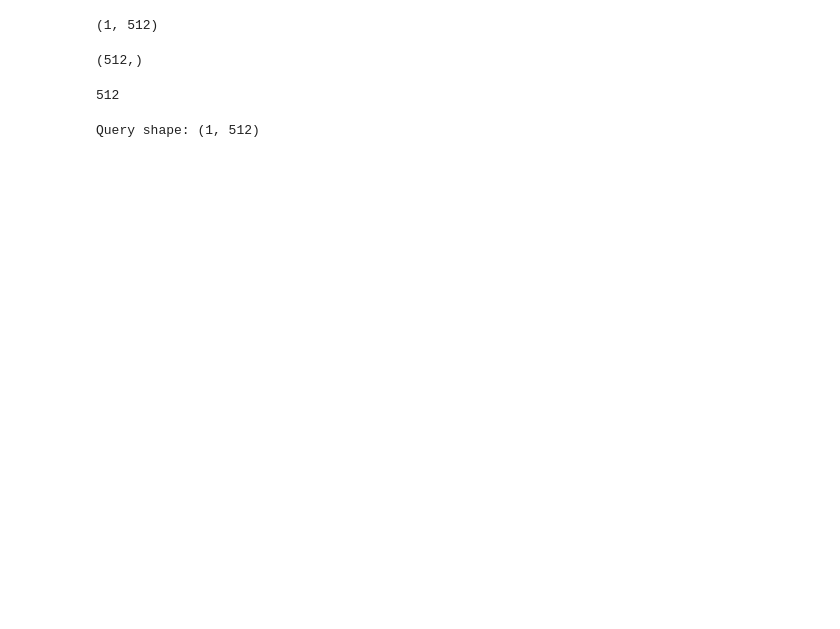
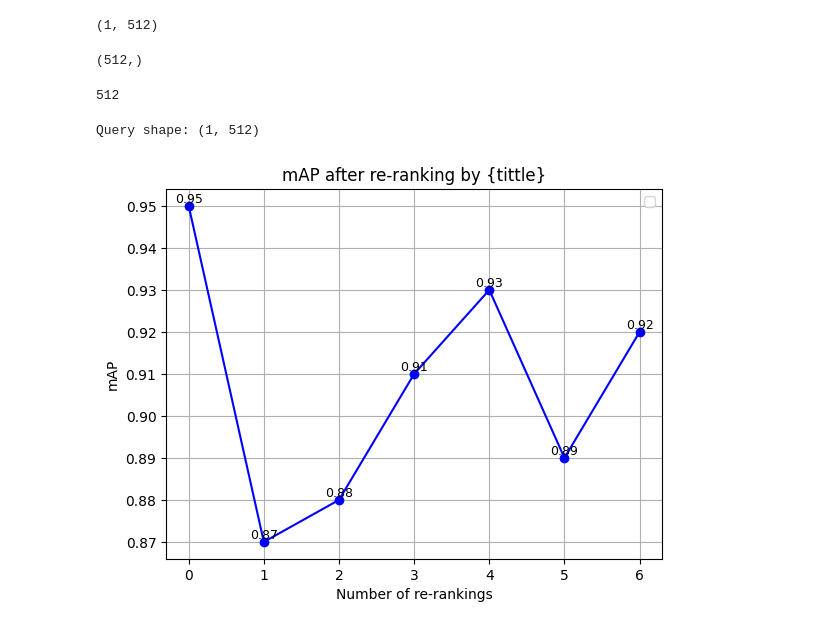
Before and after one commit to DyThen-Kumo/Multimedia-Information-Retrieval, a Jupyter notebook: test.ipynb, the cells around one changed output. Drawn from its saved outputs; the diff is of its cells as text; code cells hidden in the pictures; blank space fills up the shorter version.

```diff
--- a/test.ipynb
+++ b/test.ipynb
@@ -17,3 +17,28 @@ query = np.array([get_text_features(['1'])]) if get_text_features(['1']).shape =
 print('Query shape:',query.shape)
 # %% [output]
 Query shape: (1, 512)
+# %%
+import matplotlib.pyplot as plt
+results = [0.95, 0.87, 0.88, 0.91, 0.93, 0.89, 0.92]
+
+# Làm tròn kết quả đến 4 chữ số thập phân
+rounded_results = [round(val, 4) for val in results]
+
+# Vẽ đường kết quả
+plt.plot(rounded_results, marker='o', linestyle='-', color='b')
+
+# Hiển thị các giá trị trên từng điểm dữ liệu
+for i, val in enumerate(rounded_results):
+    plt.text(i, val, str(val), ha='center', va='bottom', fontsize=9)  # Chỉnh vị trí hiển thị giá trị
+
+# Thêm tiêu đề và nhãn trục
+plt.title('mAP after re-ranking by {tittle}')
+plt.xlabel('Number of re-rankings')
+plt.ylabel('mAP')
+
+# Hiển thị đồ thị
+plt.legend()
+plt.grid(True)
+plt.show()
+# %% [output]
+[figure, added]
```
Also changed, not shown: 19 other files.
